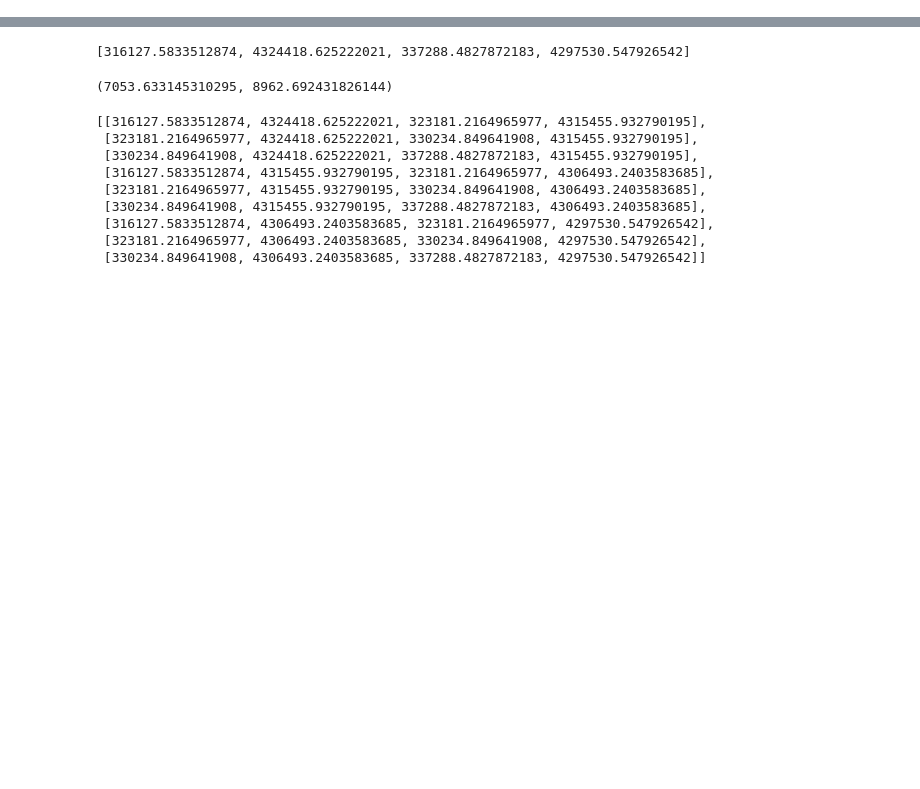
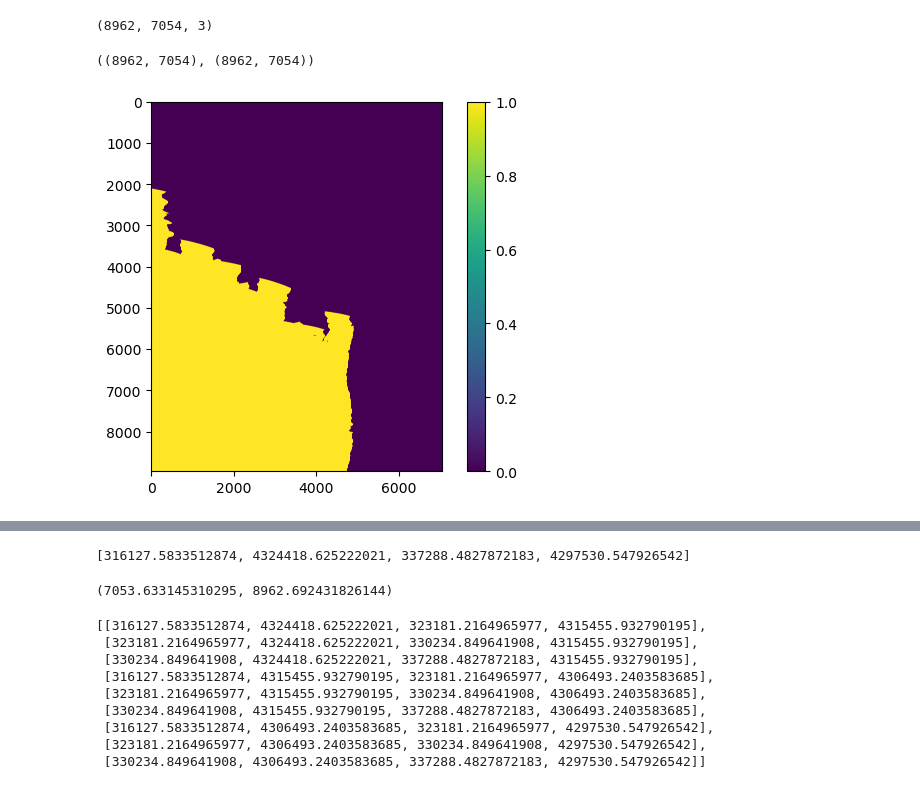
Before and after one commit to erin-carroll/chess-isofit, a Jupyter notebook: 2018/3c/3_mosaic/debug_mosaicking.ipynb, the cells around one changed output, grey strips where cells are left out. Drawn from its saved outputs; the diff is of its cells as text; code cells hidden in the pictures; blank space fills up the shorter version.

Commit message:
mosaicking 2018

```diff
--- a/2018/3c/3_mosaic/debug_mosaicking.ipynb
+++ b/2018/3c/3_mosaic/debug_mosaicking.ipynb
@@ -23,0 +116,10 @@ osr.UseExceptions()
+# %%
+sub_ul_lr = [float(x) for x in (file.removesuffix('.tif').split('_')[4:])]
+sub_trans = [sub_ul_lr[0] - x_resolution/2., x_resolution, 0,
+             sub_ul_lr[1] - y_resolution/2., 0, y_resolution]
+sub_y_grid_steps = np.arange(sub_ul_lr[1], sub_ul_lr[3] - sub_trans[5]*0.01,sub_trans[5])
+sub_x_grid_steps = np.arange(sub_ul_lr[0], sub_ul_lr[2] - sub_trans[1]*0.01,sub_trans[1])
+y_subgrid, x_subgrid = np.meshgrid(sub_y_grid_steps, sub_x_grid_steps, indexing='ij')
+
+sub_glt, sub_glt_insert_idx = mosaic.find_subgrid_locations(y_grid, x_grid, y_subgrid, x_subgrid, n_workers=n_cores, max_distance=max_distance)
+sub_glt.shape, sub_glt_insert_idx.shape
@@ -23,0 +174,17 @@ osr.UseExceptions()
+# %%
+sub_raw_glt = raw_glt[np.abs(sub_glt[...,1])-1, np.abs(sub_glt[...,0])-1]
+sub_raw_glt.shape
+# %% [output]
+(8962, 7054, 3)
+# %%
+valid =  np.logical_and(sub_glt[...,0] != meta.nodata_value, sub_raw_glt[...,0] != meta.nodata_value)
+existing_crit.shape, valid.shape
+# %% [output]
+((8962, 7054), (8962, 7054))
+# %%
+fig = plt.figure()
+plt.imshow(valid)
+plt.colorbar()
+plt.show()
+# %% [output]
+[figure, added]
```
Also changed, not shown: parts of 76 cells of this notebook, 19 other files.
